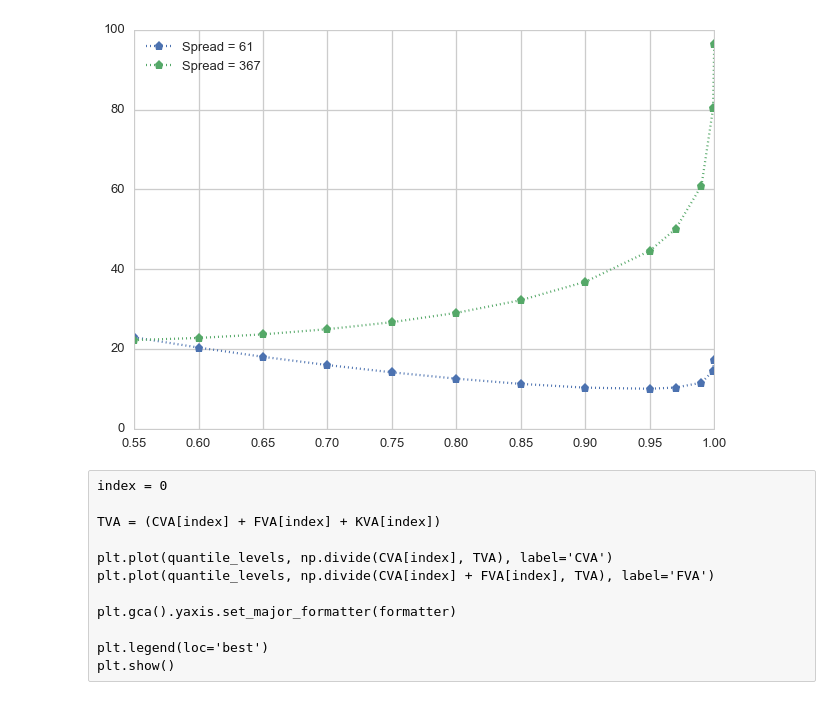
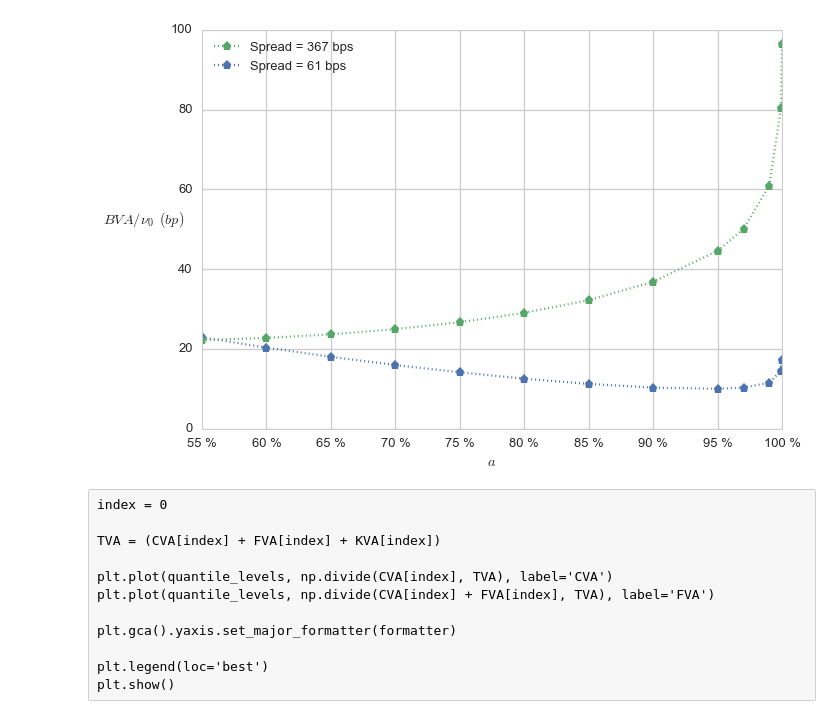
Before and after one commit to yarmenti/CCVA, a Jupyter notebook: runs/Graphs/BVA.ipynb, the cells around one changed output. Saved outputs shown, nothing was run; the diff lists cells and outputs as text; code cells hidden in the pictures.

```diff
--- a/runs/Graphs/BVA.ipynb
+++ b/runs/Graphs/BVA.ipynb
@@ -29,20 +29,34 @@ import matplotlib.pyplot as plt
 import seaborn as sns
 sns.set_context('talk')
 sns.set_style("whitegrid")
-# %%
-for i, s in enumerate(spreads):
-    BVA = (CVA[i] + FVA[i] + KVA[i]) / nu[i]
-    plt.plot(quantile_levels, BVA, "p:", label='Spread = %i' % s)
-
-plt.ylim(0., 100.)
-plt.legend(loc='upper left')
-plt.show()
-# %% [output]
-[figure, removed]
 # %%
 from matplotlib.ticker import FuncFormatter
 
 formatter = FuncFormatter(lambda y, pos: "%.0f %%" % (100 * y))
+# %%
+fig, ax = plt.subplots(1)
+
+for i, s in enumerate(spreads):
+    BVA = (CVA[i] + FVA[i] + KVA[i]) / nu[i]
+    ax.plot(quantile_levels, BVA, "p:", label='Spread = %i bps' % s)
+
+handles, labels = ax.get_legend_handles_labels()
+
+# reverse the order
+ax.legend(handles[::-1], labels[::-1], loc='upper left')
+
+ax.set_ylim(0., 100.)
+
+ax.set_xlabel(r'$a$')
+ax.xaxis.set_major_formatter(formatter)
+
+#ax.set_ylabel(r'$\frac{1}{\nu} \times BVA (bp)$', rotation='horizontal')
+ax.set_ylabel(r'$BVA/\nu_0 \, \, \, (bp)$', rotation='horizontal')
+ax.yaxis.set_label_coords(-0.1, +0.5)
+
+plt.show()
+# %% [output]
+[figure, added]
 # %% [raw]
 index = 0
 
```
Also changed, not shown: parts of 2 cells of this notebook, 39 other files.
